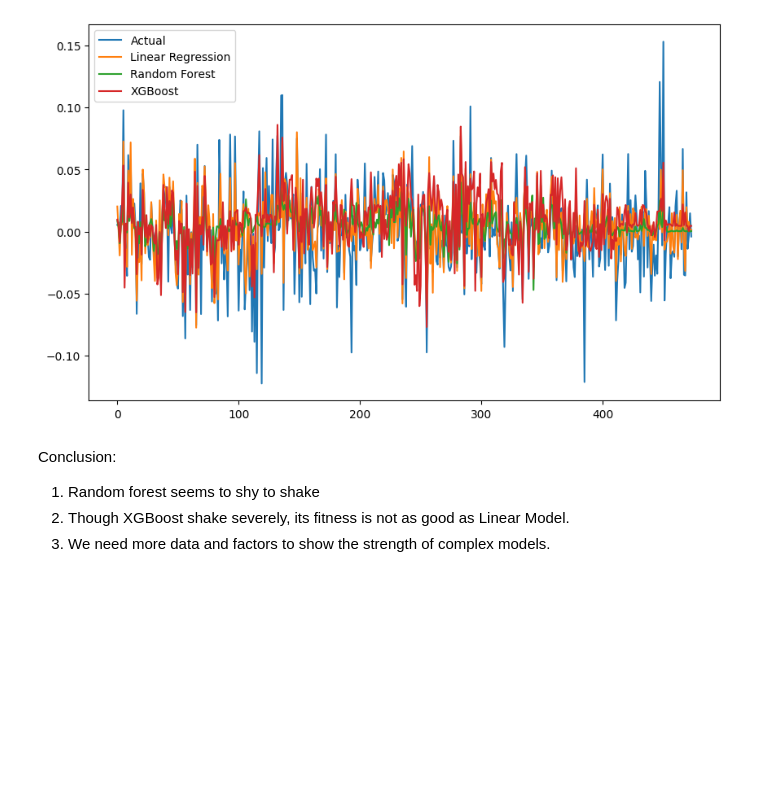
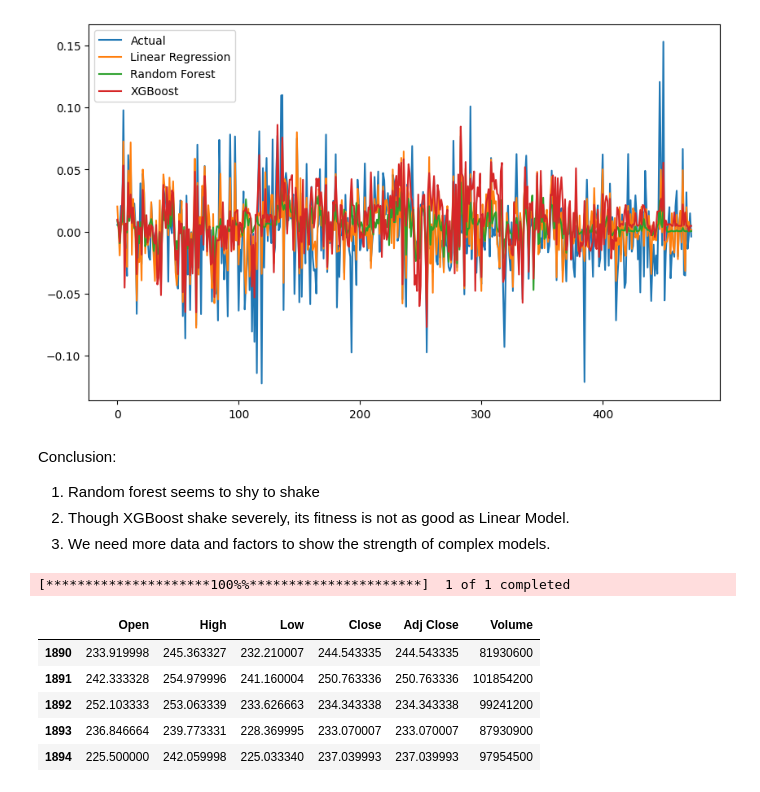
Before and after one commit to diyizhilunba/Python-for-Finance, a Jupyter notebook: machine-learning.ipynb, the cells around one changed output. Cells and saved outputs as stored; diff of their text form; code cells hidden in the pictures; blank space fills up the shorter version.

```diff
--- a/machine-learning.ipynb
+++ b/machine-learning.ipynb
@@ -174,3 +172,29 @@ Conclusion:
 1. Random forest seems to shy to shake
 2. Though XGBoost shake severely, its fitness is not as good as Linear Model.
 3. We need more data and factors to show the strength of complex models.
+# %%
+risky_asset = ['TSLA', 'AAPL', 'GOOG', 'MSFT', 'NVDA', 'AMZN', 'META']
+for asset in risky_asset:
+    stock_data = yf.download(asset, start='2016-01-01', end='2024-05-28')
+    returns = stock_df['Adj Close'].pct_change()
+    stock_df['Returns'] = returns
+    stock_df.dropna(inplace=True)
+    X = stock_df.drop('Returns', axis=1)
+    y = stock_df['Returns']
+# %%
+stock_data = yf.download('TSLA', start='2016-01-01', end='2024-05-28')
+returns = stock_df['Adj Close'].pct_change()
+stock_df['Returns'] = returns
+stock_df.dropna(inplace=True)
+X = stock_df.drop('Returns', axis=1)
+y = stock_df['Returns']
+train_x = X[:int(len(X)*0.8)]
+train_x.tail()
+# %% [output]
+[*********************100%%**********************]  1 of 1 completed
+|  | Open | High | Low | Close | Adj Close | Volume |
+| 1890 | 233.919998 | 245.363327 | 232.210007 | 244.543335 | 244.543335 | 81930600 |
+| 1891 | 242.333328 | 254.979996 | 241.160004 | 250.763336 | 250.763336 | 101854200 |
+| 1892 | 252.103333 | 253.063339 | 233.626663 | 234.343338 | 234.343338 | 99241200 |
+| 1893 | 236.846664 | 239.773331 | 228.369995 | 233.070007 | 233.070007 | 87930900 |
+| 1894 | 225.500000 | 242.059998 | 225.033340 | 237.039993 | 237.039993 | 97954500 |
```
Also changed, not shown: parts of 1 cell of this notebook, 4 other files.
